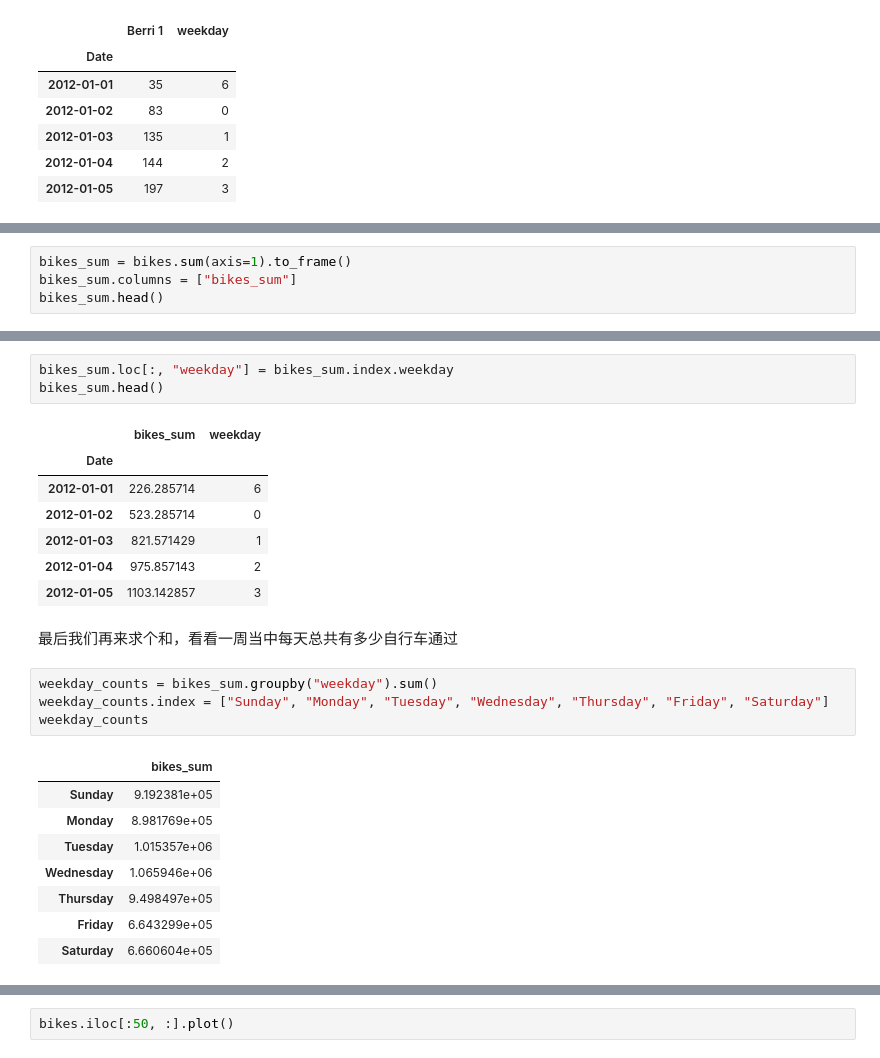
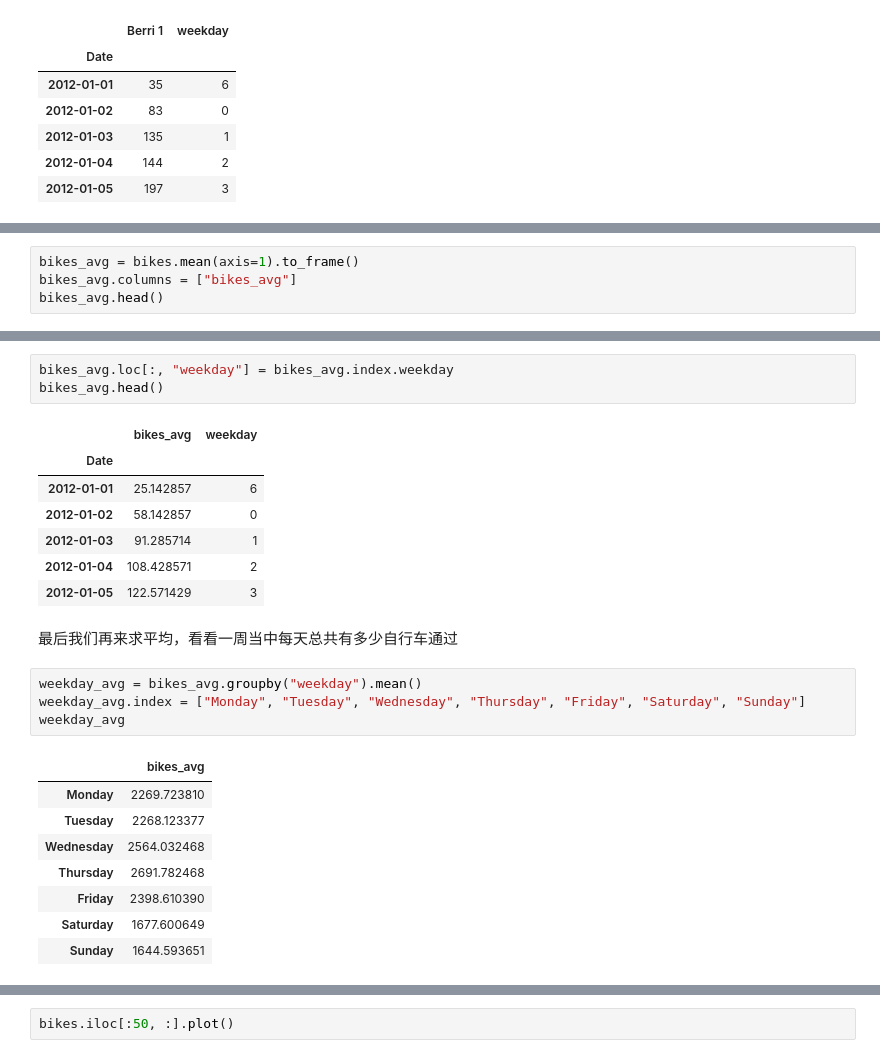
Before and after one commit to ZeweiChu/pandas-tutorial, a Jupyter notebook: 2018-Feb/pandas-2.ipynb, the cells around one changed output, grey strips where cells are left out. Drawn from its saved outputs; the diff is of its cells as text.

```diff
--- a/2018-Feb/pandas-2.ipynb
+++ b/2018-Feb/pandas-2.ipynb
@@ -1157,5 +942,5 @@ weekday_counts
 # %%
-bikes_sum = bikes.sum(axis=1).to_frame()
-bikes_sum.columns = ["bikes_sum"]
-bikes_sum.head()
+bikes_avg = bikes.mean(axis=1).to_frame()
+bikes_avg.columns = ["bikes_avg"]
+bikes_avg.head()
 # %% [output]
@@ -1174,28 +959,28 @@ Int64Index([6, 0, 1, 2, 3, 4, 5, 6, 0, 1,
             5, 6, 0, 1, 2, 3, 4, 5, 6, 0],
            dtype='int64', name='Date', length=310)
 # %%
-bikes_sum.loc[:, "weekday"] = bikes_sum.index.weekday
-bikes_sum.head()
+bikes_avg.loc[:, "weekday"] = bikes_avg.index.weekday
+bikes_avg.head()
 # %% [output]
-|  | bikes_sum | weekday |
+|  | bikes_avg | weekday |
 | Date |  |  |
-| 2012-01-01 | 226.285714 | 6 |
-| 2012-01-02 | 523.285714 | 0 |
-| 2012-01-03 | 821.571429 | 1 |
-| 2012-01-04 | 975.857143 | 2 |
-| 2012-01-05 | 1103.142857 | 3 |
+| 2012-01-01 | 25.142857 | 6 |
+| 2012-01-02 | 58.142857 | 0 |
+| 2012-01-03 | 91.285714 | 1 |
+| 2012-01-04 | 108.428571 | 2 |
+| 2012-01-05 | 122.571429 | 3 |
 # %% [markdown]
-最后我们再来求个和，看看一周当中每天总共有多少自行车通过
+最后我们再来求平均，看看一周当中每天总共有多少自行车通过
 # %%
-weekday_counts = bikes_sum.groupby("weekday").sum()
-weekday_counts.index = ["Sunday", "Monday", "Tuesday", "Wednesday", "Thursday", "Friday", "Saturday"]
-weekday_counts
+weekday_avg = bikes_avg.groupby("weekday").mean()
+weekday_avg.index = ["Monday", "Tuesday", "Wednesday", "Thursday", "Friday", "Saturday", "Sunday"]
+weekday_avg
 # %% [output]
-|  | bikes_sum |
-| Sunday | 9.192381e+05 |
-| Monday | 8.981769e+05 |
-| Tuesday | 1.015357e+06 |
-| Wednesday | 1.065946e+06 |
-| Thursday | 9.498497e+05 |
-| Friday | 6.643299e+05 |
-| Saturday | 6.660604e+05 |
+|  | bikes_avg |
+| Monday | 2269.723810 |
+| Tuesday | 2268.123377 |
+| Wednesday | 2564.032468 |
+| Thursday | 2691.782468 |
+| Friday | 2398.610390 |
+| Saturday | 1677.600649 |
+| Sunday | 1644.593651 |
```
Also changed, not shown: parts of 124 cells of this notebook, 4 other files.
